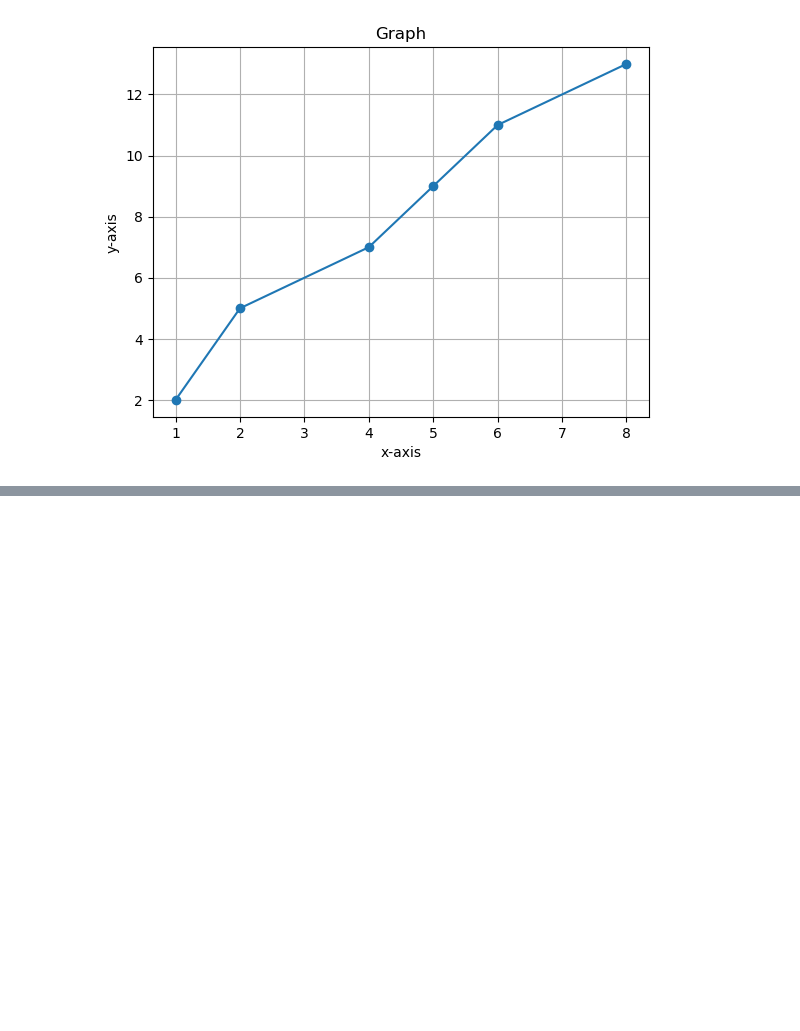
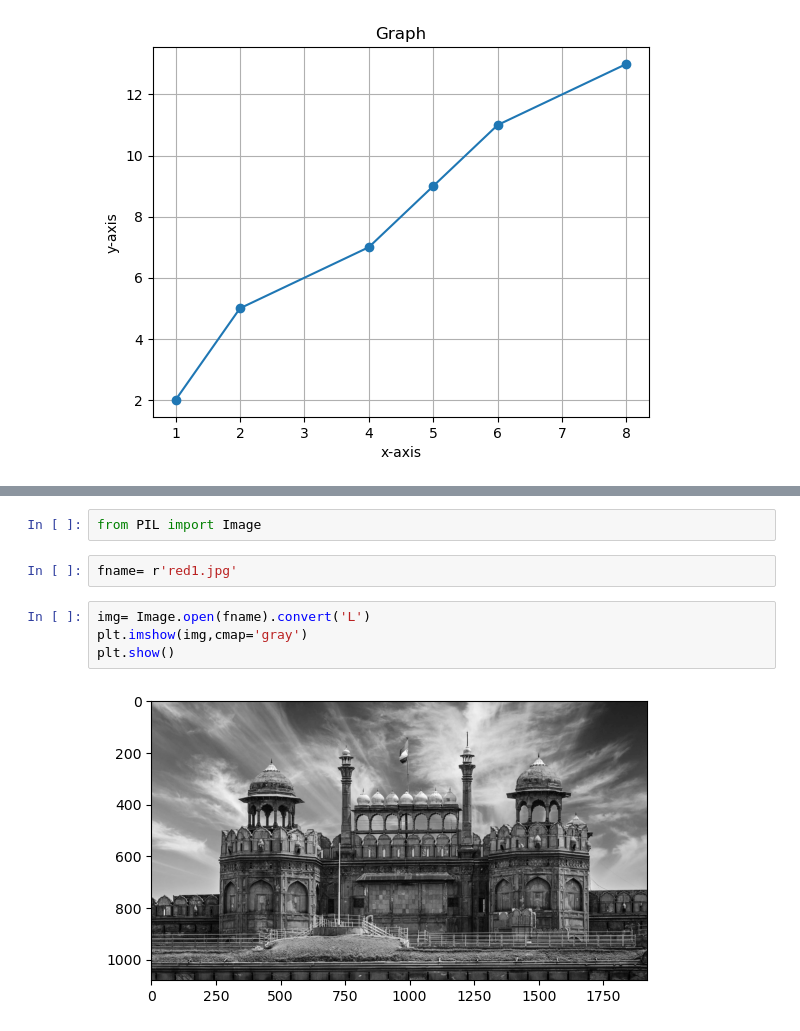
Before and after one commit to Abhishek-Kartik/python_library_learning, a Jupyter notebook: Matplotlib.ipynb, the cells around one changed output, grey strips where cells are left out. Cells and saved outputs as stored; diff of their text form; blank space fills up the shorter version.

```diff
--- a/Matplotlib.ipynb
+++ b/Matplotlib.ipynb
@@ -23,0 +48,10 @@ plt.show()
+# %%
+from PIL import Image
+# %%
+fname= r'red1.jpg'
+# %%
+img= Image.open(fname).convert('L')
+plt.imshow(img,cmap='gray')
+plt.show()
+# %% [output]
+[figure, added]
```
Also changed, not shown: parts of 7 cells of this notebook, 1 other file.
